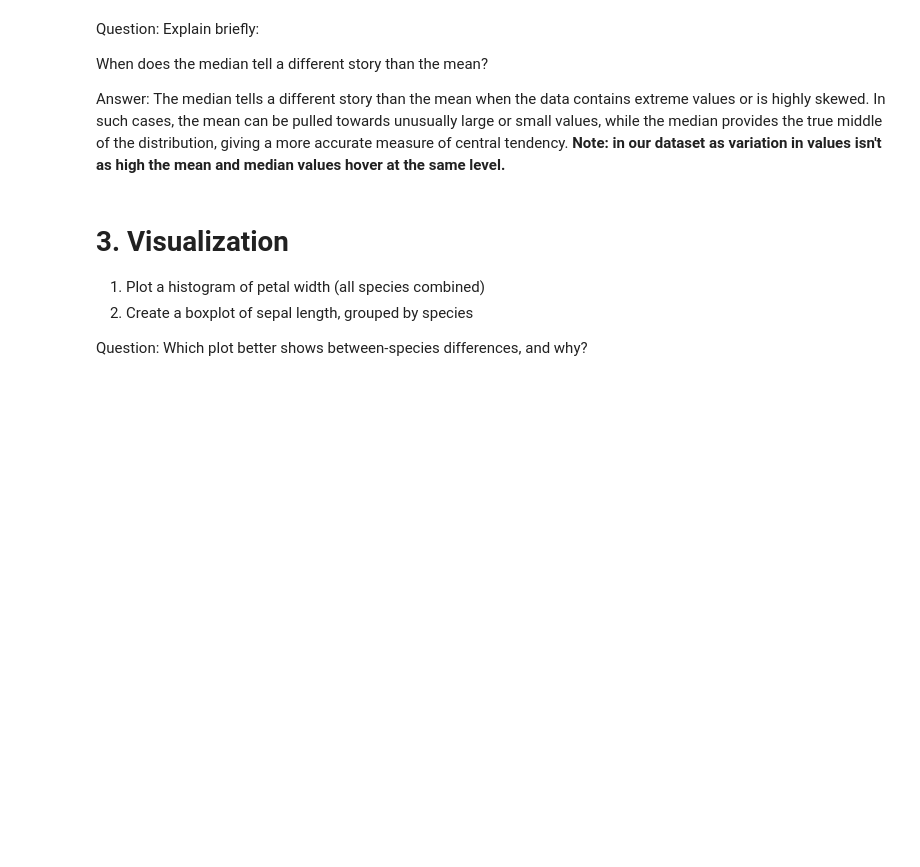
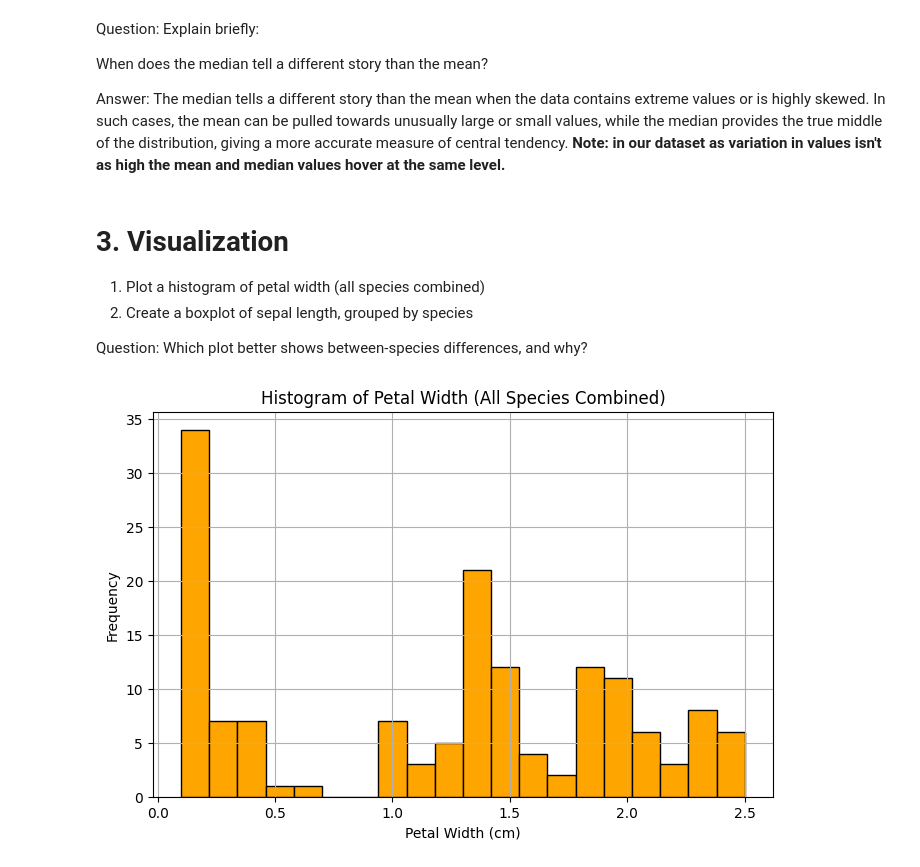
Before and after one commit to Bloodwingv2/Exercise_Week_1, a Jupyter notebook: Exercise_Week_1_Individual.ipynb, the cells around one changed output. Drawn from its saved outputs; the diff is of its cells as text; code cells hidden in the pictures; blank space fills up the shorter version.

```diff
--- a/Exercise_Week_1_Individual.ipynb
+++ b/Exercise_Week_1_Individual.ipynb
@@ -143,3 +143,14 @@ Answer: The median tells a different story than the mean when the data contains
 2. Create a boxplot of sepal length, grouped by species
 
 Question: Which plot better shows between-species differences, and why?
+# %%
+import matplotlib.pyplot as plt #Import matplot lib to customize the canvas
+
+plt.figure(figsize=(8,5)) # Set canvas Width and height to 8 and 5 respectively
+iris['petal_width'].hist(bins=20, color='orange', edgecolor='black')
+plt.title('Histogram of Petal Width (All Species Combined)')
+plt.xlabel('Petal Width (cm)')
+plt.ylabel('Frequency')
+plt.show()
+# %% [output]
+[figure, added]
```
Also changed, not shown: parts of 16 cells of this notebook.
